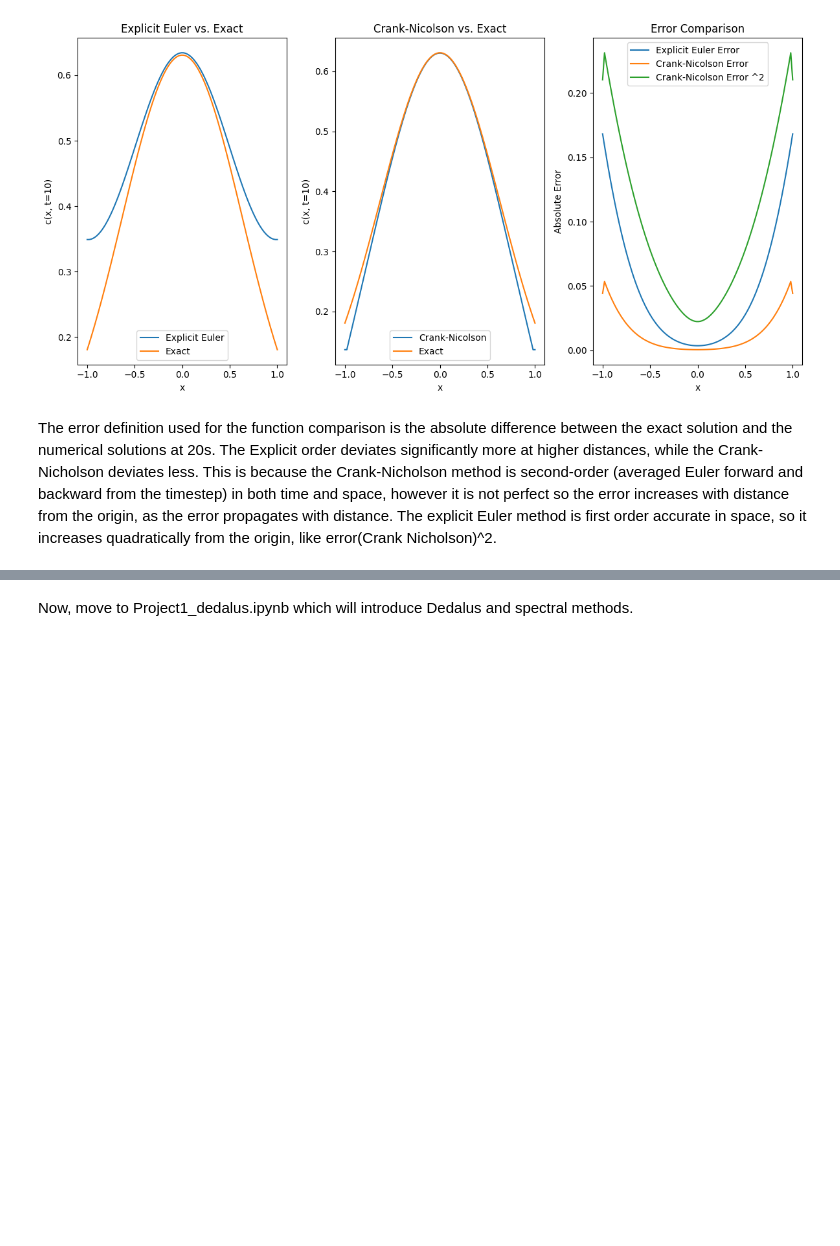
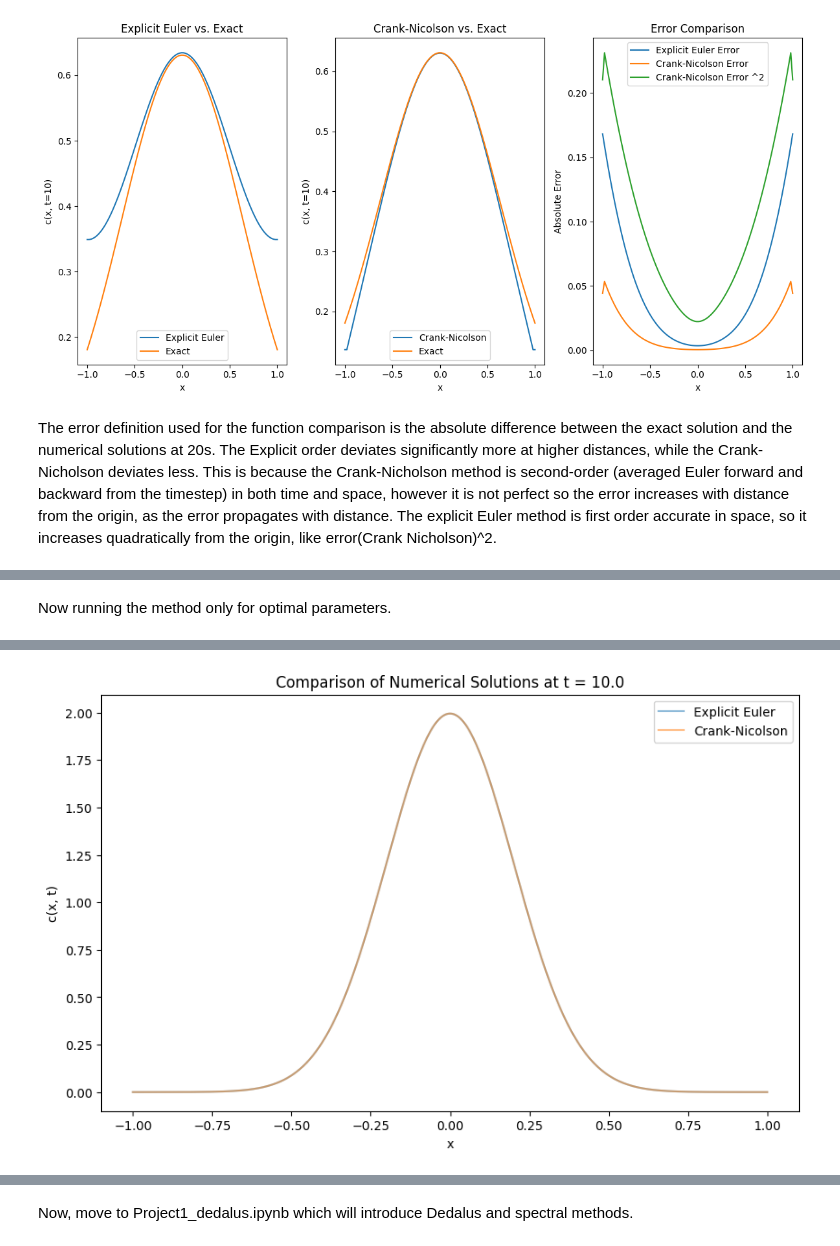
Before and after one commit to PolinaSevastyanova1/QCES, a Jupyter notebook: Project1_numerical_methods.ipynb, the cells around one changed output, grey strips where cells are left out. Cells and saved outputs as stored; diff of their text form; code cells hidden in the pictures; blank space fills up the shorter version.

```diff
--- a/Project1_numerical_methods.ipynb
+++ b/Project1_numerical_methods.ipynb
@@ -494,0 +393,33 @@ INSERT DISCUSSION OF ERROR HERE (~1 paragraph).  OPTIONALLY ADD PLOTS BY INSERTI
+# %% [markdown]
+Now running the method only for optimal parameters.
+# %%
+# Defining parameters
+kappa = 0.001  # diffusivity, originally 0.001
+
+# Timestepping parameters
+t_start = 0  # start time (note that this is not the same time used to evaluate the exact solution to set the ICs)
+t_end = 10  # end time
+Nt = 900
+
+# Size of the physical domain
+x_start = -1
+x_end = 1
+Nx = 400
+
+t = np.linspace(t_start, t_end, Nt)  # Create a vector of times
+x = np.linspace(x_start, x_end, Nx)  # Create a vector for x
+
+# Run the simulations
+c_EE = EE(x, t, kappa) # explicit Euler
+c_CN = CN(x, t, kappa) # Crank-Nicolson
+
+# Plotting
+plt.figure(figsize=(10, 6))
+plt.plot(x, c_EE[:, -1], label='Explicit Euler', alpha = 0.5)
+plt.plot(x, c_CN[:, -1], label='Crank-Nicolson', alpha = 0.5)
+plt.xlabel('x')
+plt.ylabel('c(x, t)')
+plt.title('Comparison of Numerical Solutions at t = {}'.format(t[-1]))
+plt.legend()
+plt.show()
+# %% [output]
@@ -494,0 +428 @@ INSERT DISCUSSION OF ERROR HERE (~1 paragraph).  OPTIONALLY ADD PLOTS BY INSERTI
+[figure, added]
```
Also changed, not shown: parts of 12 cells of this notebook.
